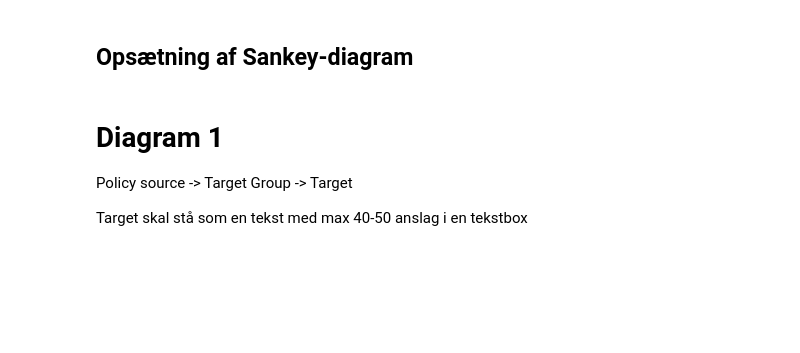
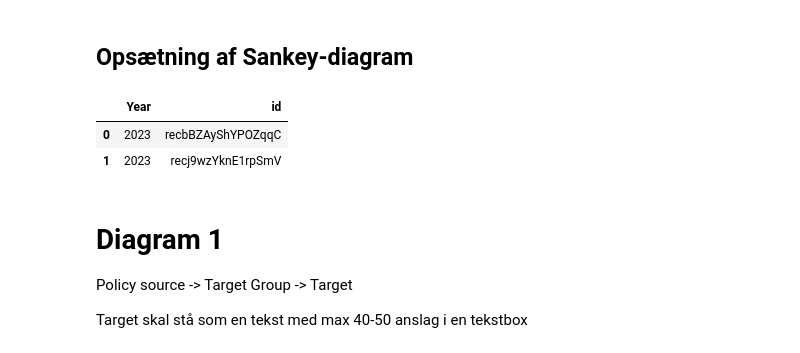
Before and after one commit to Esbern/Sankey-diagrams, a Jupyter notebook: genneral sankey.ipynb, the cells around one changed output. Drawn from its saved outputs; the diff is of its cells as text; code cells hidden in the pictures; blank space fills up the shorter version.

Commit message:
opsætning af tabel

```diff
--- a/genneral sankey.ipynb
+++ b/genneral sankey.ipynb
@@ -178,6 +179,17 @@ def create_sankey_diagram(tables, title="Sankey Diagram"):
 # Example usage
 # Assuming 'tables' is a list of Table instances that have already fetched data and generated labels and relationships
 # create_sankey_diagram(tables)
+# %%
+tabel0=tables[0].data
+tabel1=tables[1].data
+tabel0=tables[0].data
+results = duckdb.sql("SELECT Year, id FROM tabel0 where Year=2023").df()
+
+results.head()
+# %% [output]
+|  | Year | id |
+| 0 | 2023 | recbBZAyShYPOZqqC |
+| 1 | 2023 | recj9wzYknE1rpSmV |
 # %% [markdown]
 # Diagram 1
 Policy source -> Target Group -> Target
```
Also changed, not shown: parts of 1 cell of this notebook.
